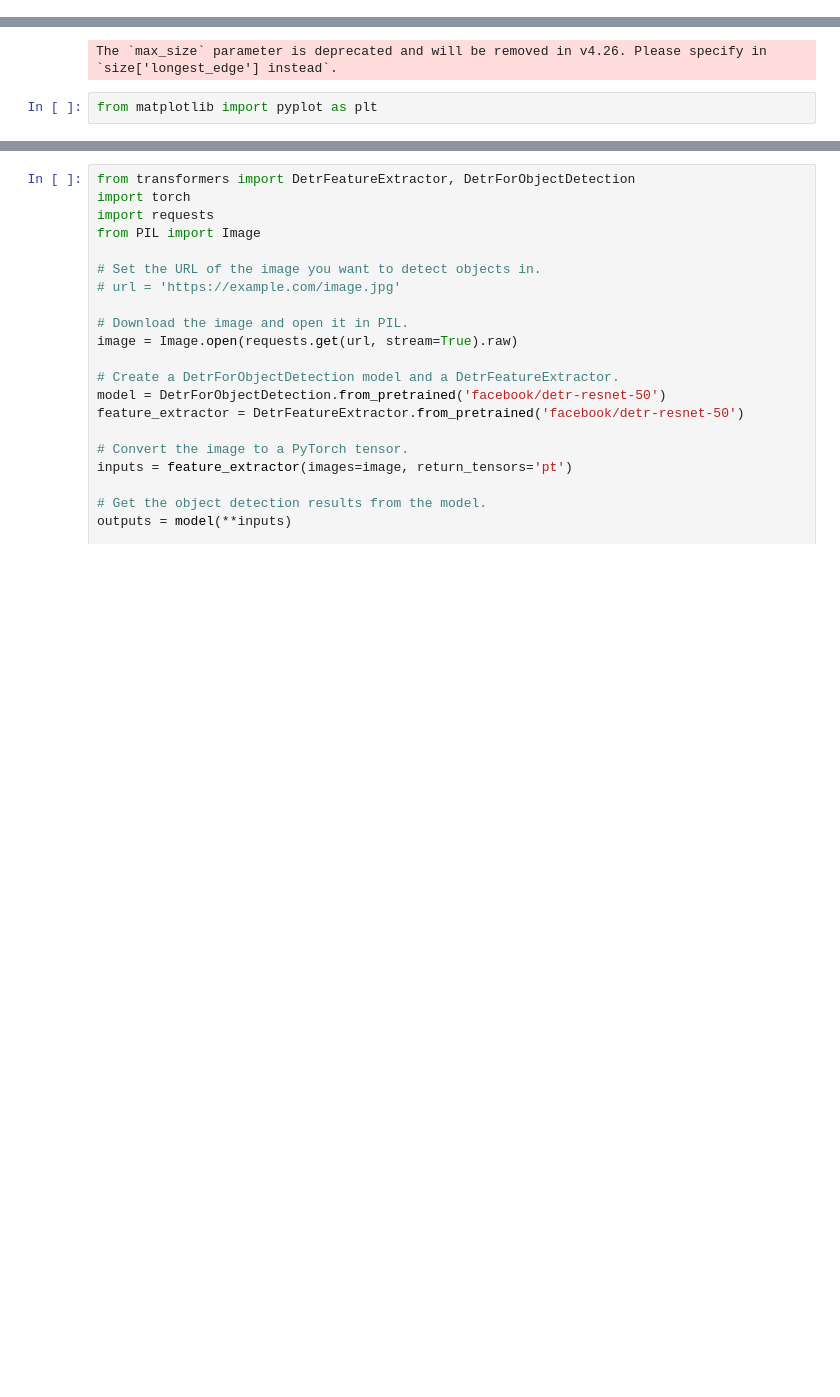
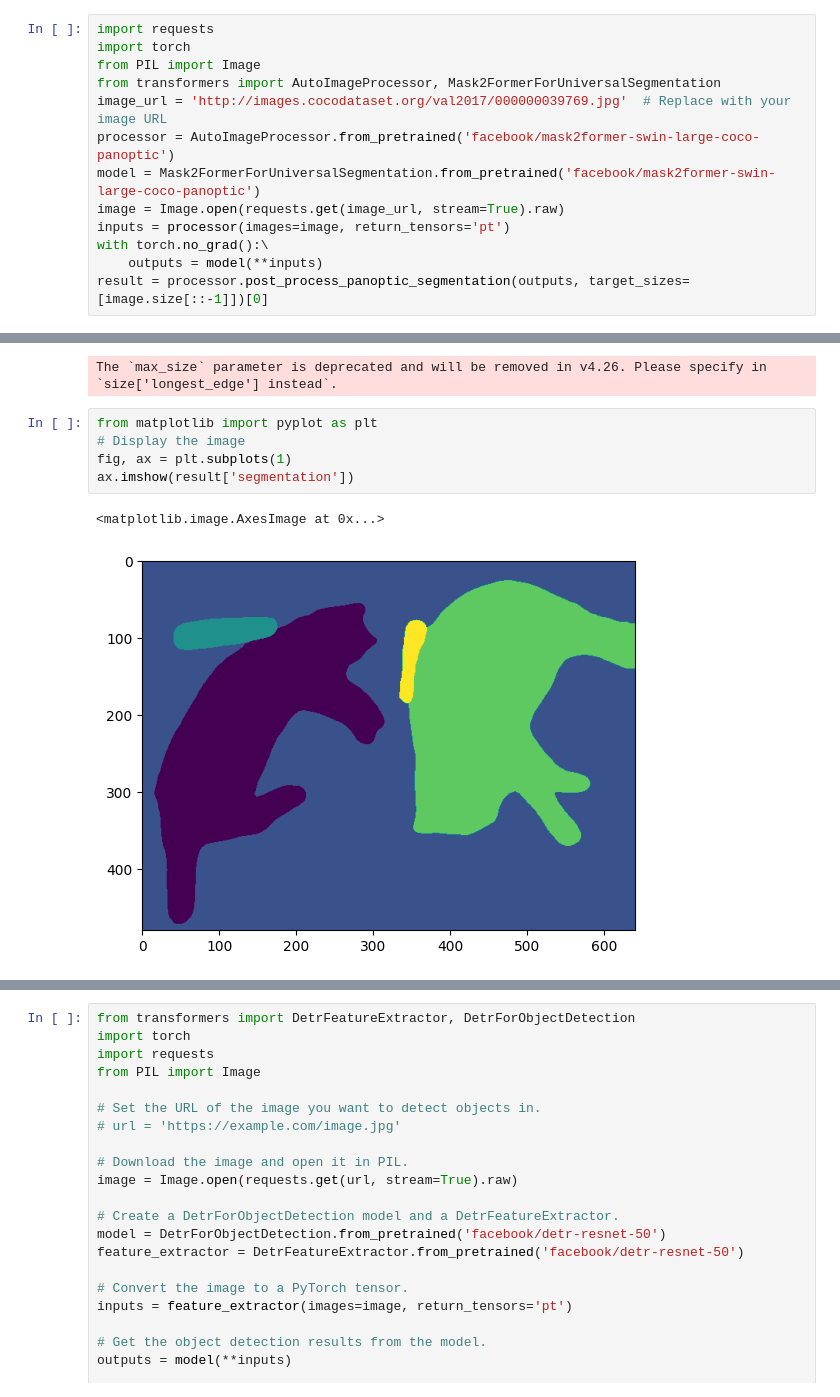
Before and after one commit to chenzubing/llm_mix, a Jupyter notebook: Gorilla_hosted.ipynb, the cells around one changed output, grey strips where cells are left out. Saved outputs shown, nothing was run; the diff lists cells and outputs as text; blank space fills up the shorter version.

```diff
--- a/Gorilla_hosted.ipynb
+++ b/Gorilla_hosted.ipynb
@@ -165,0 +181,13 @@ outputs = model(**inputs)
+# %%
+import requests
+import torch
+from PIL import Image
+from transformers import AutoImageProcessor, Mask2FormerForUniversalSegmentation
+image_url = 'http://images.cocodataset.org/val2017/000000039769.jpg'  # Replace with your image URL
+processor = AutoImageProcessor.from_pretrained('facebook/mask2former-swin-large-coco-panoptic')
+model = Mask2FormerForUniversalSegmentation.from_pretrained('facebook/mask2former-swin-large-coco-panoptic')
+image = Image.open(requests.get(image_url, stream=True).raw)
+inputs = processor(images=image, return_tensors='pt')
+with torch.no_grad():\
+    outputs = model(**inputs)
+result = processor.post_process_panoptic_segmentation(outputs, target_sizes=[image.size[::-1]])[0]
@@ -213,3 +261,9 @@ outputs = model(**inputs)
 The `max_size` parameter is deprecated and will be removed in v4.26. Please specify in `size['longest_edge'] instead`.
 # %%
 from matplotlib import pyplot as plt
+# Display the image
+fig, ax = plt.subplots(1)
+ax.imshow(result['segmentation'])
+# %% [output]
+<matplotlib.image.AxesImage at 0x...>
+[figure, added]
```
Also changed, not shown: parts of 9 cells of this notebook.
